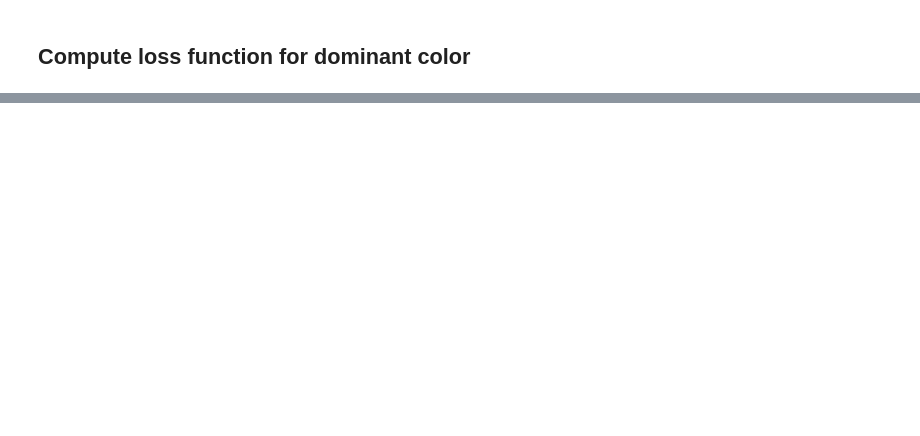
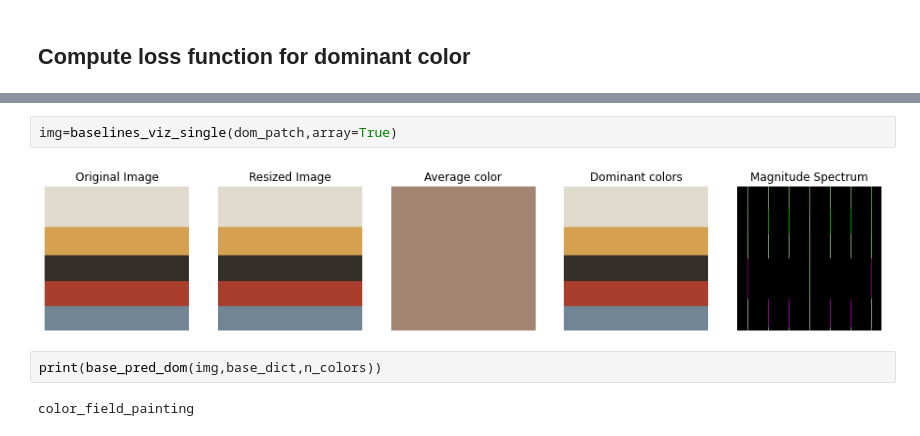
Before and after one commit to gregoirelafay/neural-art, a Jupyter notebook: notebooks/Baselines.ipynb, the cells around one changed output, grey strips where cells are left out. Drawn from its saved outputs; the diff is of its cells as text; blank space fills up the shorter version.

```diff
--- a/notebooks/Baselines.ipynb
+++ b/notebooks/Baselines.ipynb
@@ -646,0 +728,8 @@ expressionism
+# %%
+img=baselines_viz_single(dom_patch,array=True)
+# %% [output]
+[figure, added]
+# %%
+print(base_pred_dom(img,base_dict,n_colors))
+# %% [output]
+color_field_painting
```
Also changed, not shown: parts of 23 cells of this notebook.
